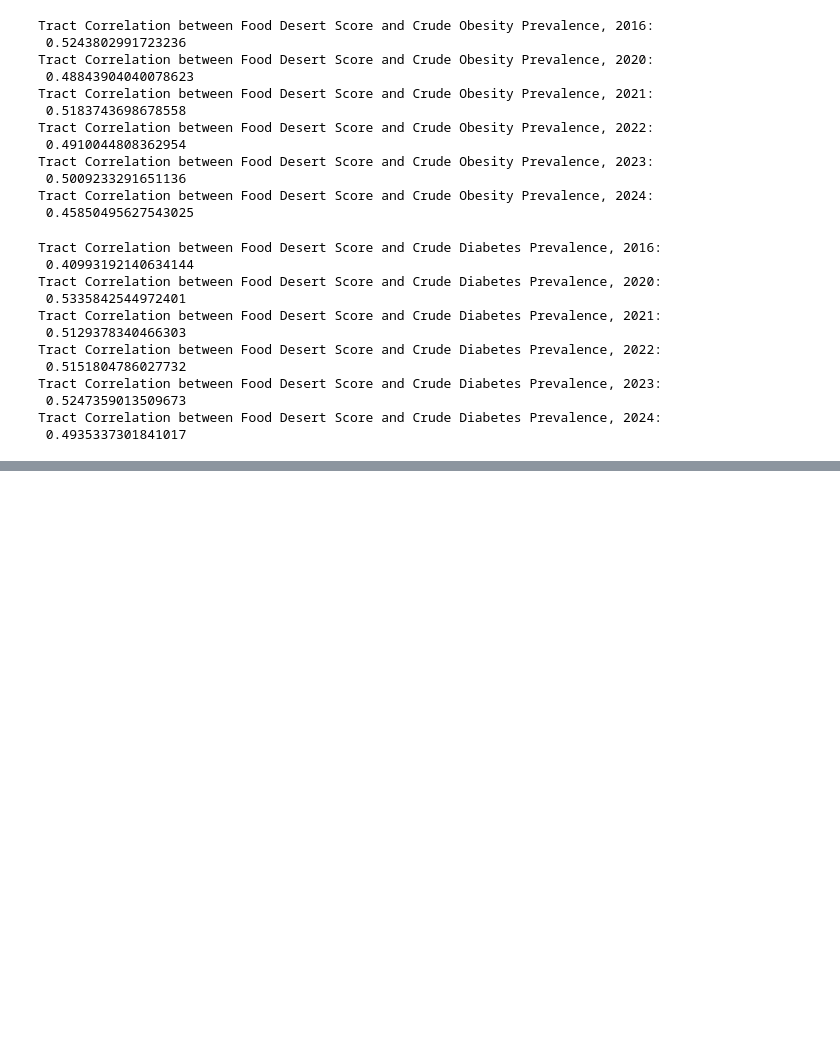
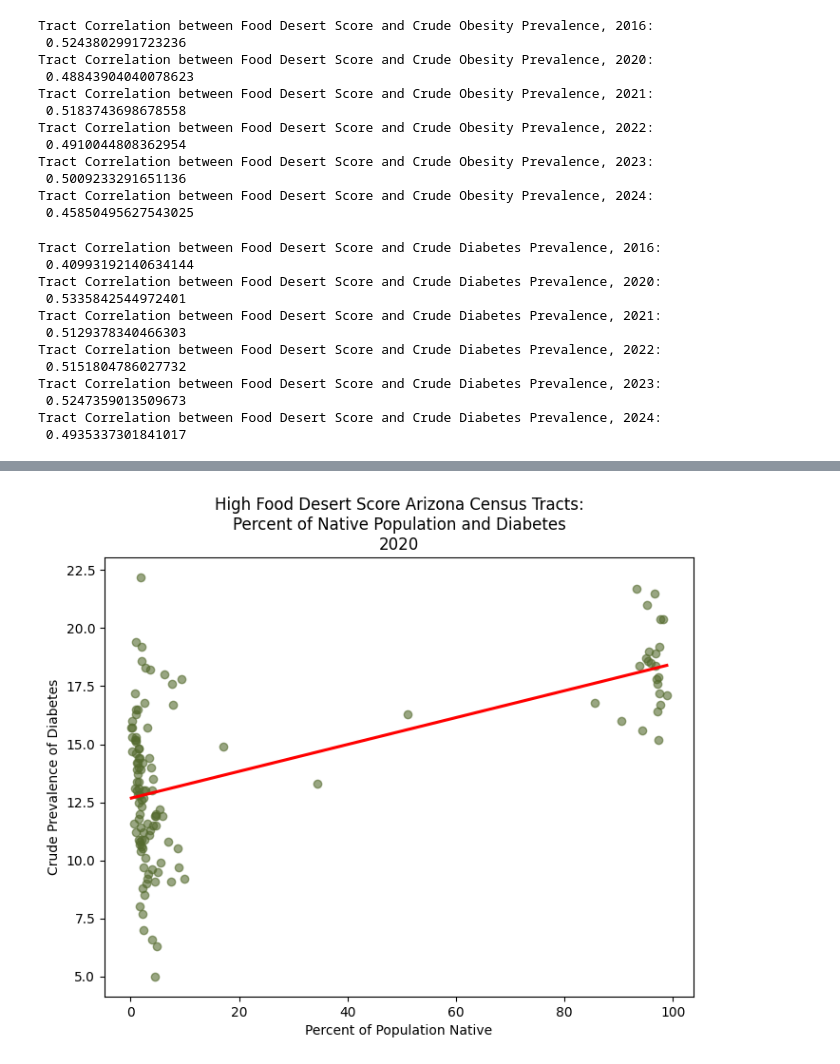
Before and after one commit to INFO-698-InfoSci-Capstone/geo-health-ai, a Jupyter notebook: Working_Files/Explore_SMG.ipynb, the cells around one changed output, grey strips where cells are left out. Cells and saved outputs as stored; diff of their text form; code cells hidden in the pictures; blank space fills up the shorter version.

```diff
--- a/Working_Files/Explore_SMG.ipynb
+++ b/Working_Files/Explore_SMG.ipynb
@@ -1001,0 +1095,7 @@ Tract Correlation between Food Desert Score and Crude Diabetes Prevalence, 2024:
+# %%
+# Add Whether Percent of Tract Population that is American Indian and Alaska Native is More than 50%:
+analysis2020['PercentNativeMore50'] = np.where(analysis2020['PercentNative'] > 50, 'Yes', 'No')
+analysis2021['PercentNativeMore50'] = np.where(analysis2021['PercentNative'] > 50, 'Yes', 'No')
+analysis2022['PercentNativeMore50'] = np.where(analysis2022['PercentNative'] > 50, 'Yes', 'No')
+analysis2023['PercentNativeMore50'] = np.where(analysis2023['PercentNative'] > 50, 'Yes', 'No')
+analysis2024['PercentNativeMore50'] = np.where(analysis2024['PercentNative'] > 50, 'Yes', 'No')
@@ -1001,0 +1268,28 @@ Tract Correlation between Food Desert Score and Crude Diabetes Prevalence, 2024:
+# %%
+# Filter datasets by Food Desert Score Grouping
+analysis2020Low = analysis2020[analysis2020['FoodGroup'] == 'Low']
+analysis2021Low = analysis2021[analysis2021['FoodGroup'] == 'Low']
+analysis2022Low = analysis2022[analysis2022['FoodGroup'] == 'Low']
+analysis2023Low = analysis2023[analysis2023['FoodGroup'] == 'Low']
+analysis2024Low = analysis2024[analysis2024['FoodGroup'] == 'Low']
+
+# Filter datasets by Food Desert Score Grouping
+analysis2020Med = analysis2020[analysis2020['FoodGroup'] == 'Medium']
+analysis2021Med = analysis2021[analysis2021['FoodGroup'] == 'Medium']
+analysis2022Med = analysis2022[analysis2022['FoodGroup'] == 'Medium']
+analysis2023Med = analysis2023[analysis2023['FoodGroup'] == 'Medium']
+analysis2024Med = analysis2024[analysis2024['FoodGroup'] == 'Medium']
+
+# Filter datasets by Food Desert Score Grouping
+analysis2020MedHigh = analysis2020[analysis2020['FoodGroup'] == 'MediumHigh']
+analysis2021MedHigh = analysis2021[analysis2021['FoodGroup'] == 'MediumHigh']
+analysis2022MedHigh = analysis2022[analysis2022['FoodGroup'] == 'MediumHigh']
+analysis2023MedHigh = analysis2023[analysis2023['FoodGroup'] == 'MediumHigh']
+analysis2024MedHigh = analysis2024[analysis2024['FoodGroup'] == 'MediumHigh']
+
+# Filter datasets by Food Desert Score Grouping
+analysis2020High = analysis2020[analysis2020['FoodGroup'] == 'High']
+analysis2021High = analysis2021[analysis2021['FoodGroup'] == 'High']
+analysis2022High = analysis2022[analysis2022['FoodGroup'] == 'High']
+analysis2023High = analysis2023[analysis2023['FoodGroup'] == 'High']
+analysis2024High = analysis2024[analysis2024['FoodGroup'] == 'High']
@@ -1001,0 +1392,11 @@ Tract Correlation between Food Desert Score and Crude Diabetes Prevalence, 2024:
+# %%
+# 2020
+# Plot Food Desert Score and Crude Prevalence of Diabetes by Tract and Percent of Population that is American Indian or Alaska Native
+plt.figure(figsize=(8,6))
+sns.regplot(data=analysis2020High, x="PercentNative",y="DIABETES_CrudePrev", scatter_kws={'alpha': 0.6}, line_kws={'color': 'red'}, ci=None, color = 'darkolivegreen')
+plt.title('High Food Desert Score Arizona Census Tracts:\nPercent of Native Population and Diabetes\n2020')
+plt.xlabel('Percent of Population Native')
+plt.ylabel('Crude Prevalence of Diabetes')
+plt.show()
+# %% [output]
+[figure, added]
```
Also changed, not shown: parts of 24 cells of this notebook.
